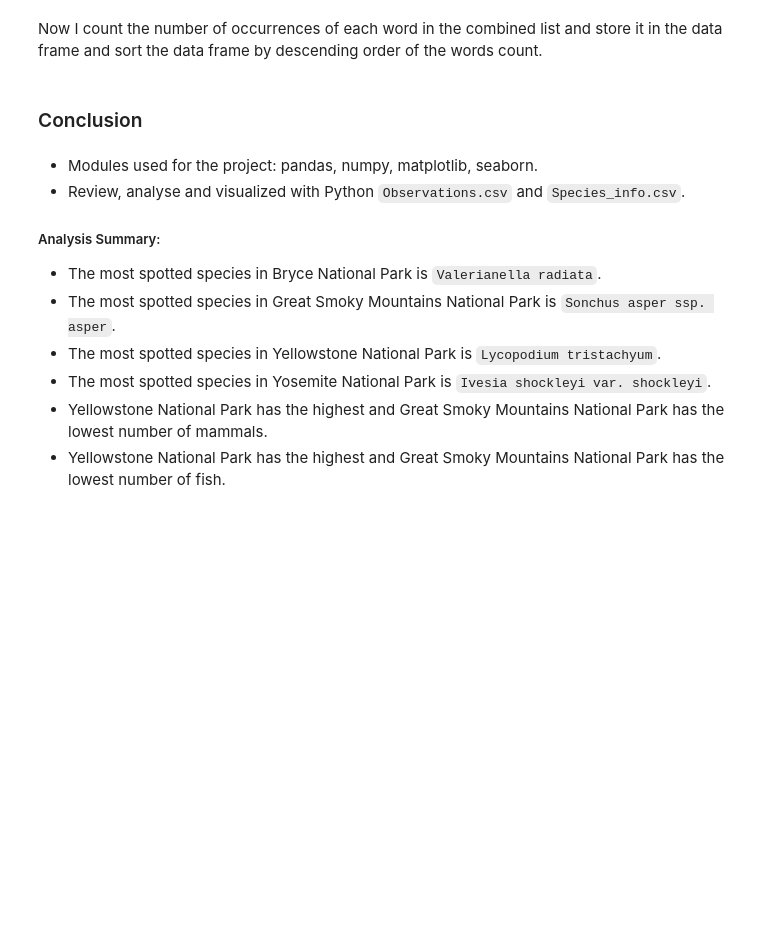
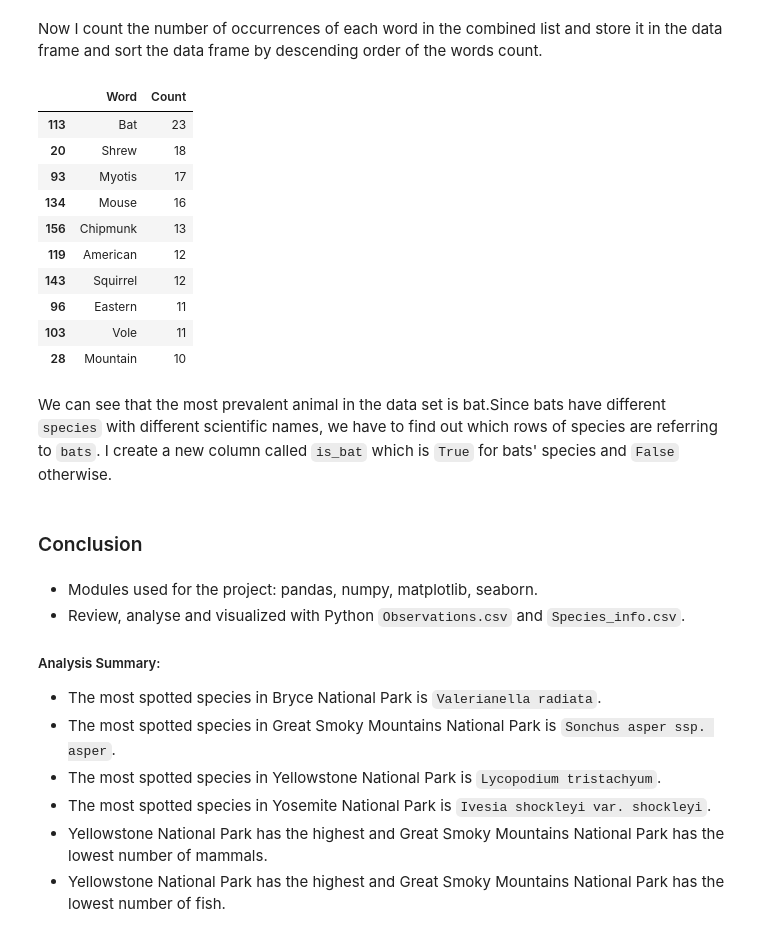
Before and after one commit to Kate-Pol/Biodiversity-in-National-Parks, a Jupyter notebook: biodiversity_.ipynb, the cells around one changed output. Cells and saved outputs as stored; diff of their text form; code cells hidden in the pictures; blank space fills up the shorter version.

```diff
--- a/biodiversity_.ipynb
+++ b/biodiversity_.ipynb
@@ -490,5 +490,25 @@ combinedList[:15]
 # %% [markdown]
 Now I count the number of occurrences of each word in the combined list and store it in the data frame and sort the data frame by descending order of the words count.
+# %%
+details = dict((item, combinedList.count(item)) for item in set(combinedList))
+
+df = pd.DataFrame({'Word' : list(details.keys()), 'Count' : list(details.values())}).sort_values(by='Count', ascending=False)
+
+df.head(10)
+# %% [output]
+|  | Word | Count |
+| 113 | Bat | 23 |
+| 20 | Shrew | 18 |
+| 93 | Myotis | 17 |
+| 134 | Mouse | 16 |
+| 156 | Chipmunk | 13 |
+| 119 | American | 12 |
+| 143 | Squirrel | 12 |
+| 96 | Eastern | 11 |
+| 103 | Vole | 11 |
+| 28 | Mountain | 10 |
+# %% [markdown]
+We can see that the most prevalent animal in the data set is bat.Since bats have different `species` with different scientific names, we have to find out which rows of species are referring to `bats`. I create a new column called `is_bat` which is `True` for bats' species and `False` otherwise.
 # %% [markdown]
 ### Conclusion
 # %% [markdown]
```
Also changed, not shown: parts of 2 cells of this notebook.
